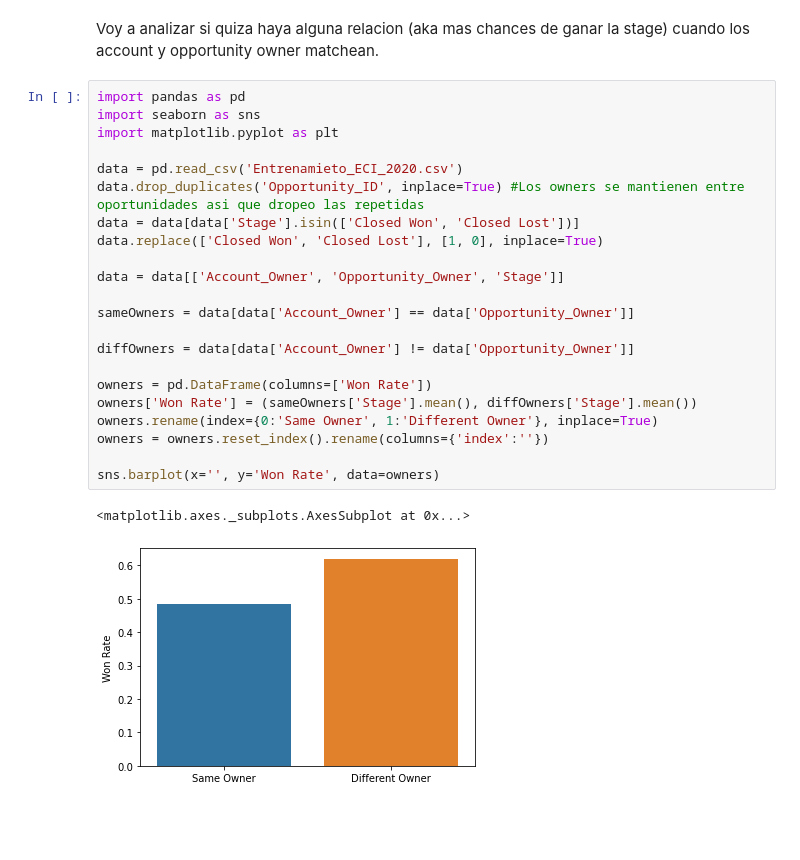
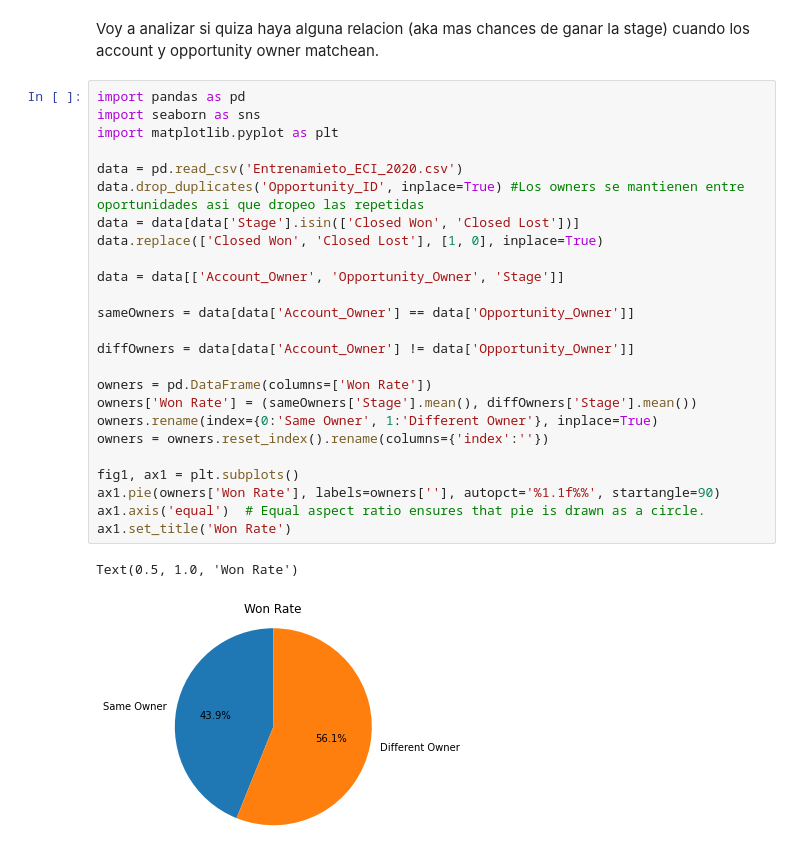
Before and after one commit to RiedelNicolas/75.06-2C2020-TP1, a Jupyter notebook: AccountVsOpportunityOwner.ipynb, the cells around one changed output. Saved outputs shown, nothing was run; the diff lists cells and outputs as text; blank space fills up the shorter version.

```diff
--- a/AccountVsOpportunityOwner.ipynb
+++ b/AccountVsOpportunityOwner.ipynb
@@ -4,26 +4,29 @@ cuando los account y opportunity owner matchean.
 # %%
 import pandas as pd
 import seaborn as sns
 import matplotlib.pyplot as plt
 
 data = pd.read_csv('Entrenamieto_ECI_2020.csv')
 data.drop_duplicates('Opportunity_ID', inplace=True) #Los owners se mantienen entre oportunidades asi que dropeo las repetidas
 data = data[data['Stage'].isin(['Closed Won', 'Closed Lost'])]
 data.replace(['Closed Won', 'Closed Lost'], [1, 0], inplace=True)
 
 data = data[['Account_Owner', 'Opportunity_Owner', 'Stage']]
 
 sameOwners = data[data['Account_Owner'] == data['Opportunity_Owner']]
 
 diffOwners = data[data['Account_Owner'] != data['Opportunity_Owner']]
 
 owners = pd.DataFrame(columns=['Won Rate'])
 owners['Won Rate'] = (sameOwners['Stage'].mean(), diffOwners['Stage'].mean())
 owners.rename(index={0:'Same Owner', 1:'Different Owner'}, inplace=True)
 owners = owners.reset_index().rename(columns={'index':''})
 
-sns.barplot(x='', y='Won Rate', data=owners)
+fig1, ax1 = plt.subplots()
+ax1.pie(owners['Won Rate'], labels=owners[''], autopct='%1.1f%%', startangle=90)
+ax1.axis('equal')  # Equal aspect ratio ensures that pie is drawn as a circle.
+ax1.set_title('Won Rate')
 # %% [output]
-<matplotlib.axes._subplots.AxesSubplot at 0x...>
+Text(0.5, 1.0, 'Won Rate')
-[figure, old version]
+[figure, new version]
 # %%
```
Also changed, not shown: parts of 1 cell of this notebook, 1 other file.
